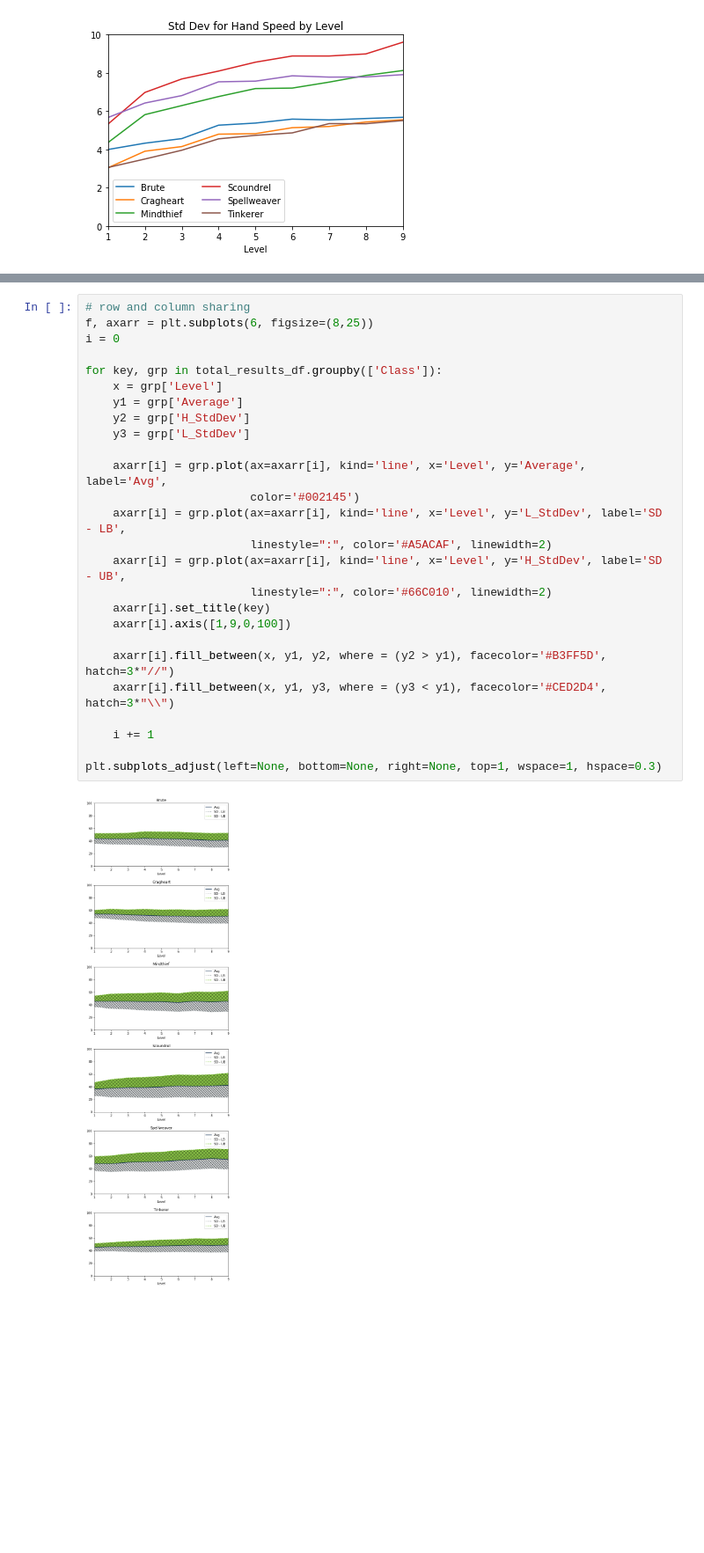
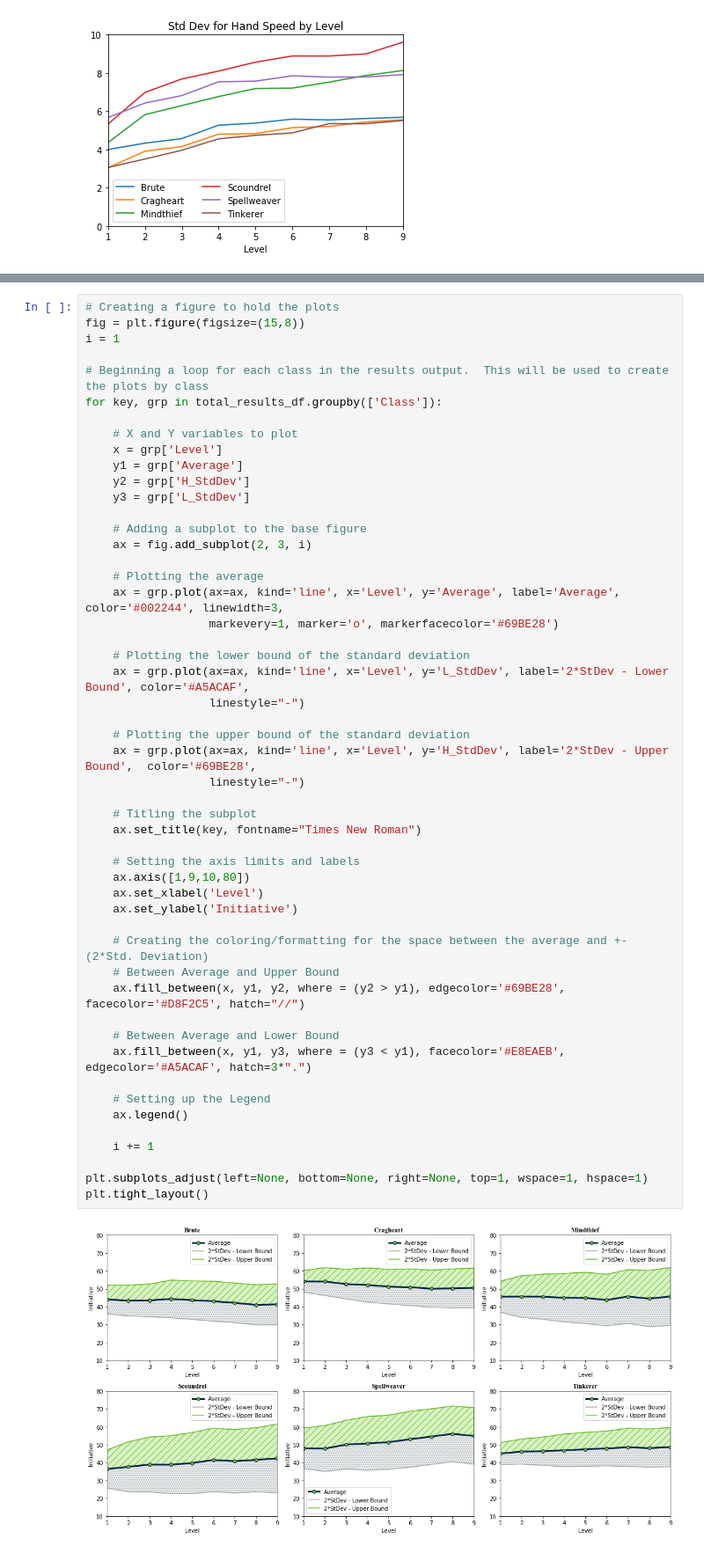
Before and after one commit to brandongiles/Gloomhaven, a Jupyter notebook: Gloomhaven_DataAnalysis.ipynb, the cells around one changed output, grey strips where cells are left out. Shown at 88% size. Cells and saved outputs as stored; diff of their text form; blank space fills up the shorter version.

```diff
--- a/Gloomhaven_DataAnalysis.ipynb
+++ b/Gloomhaven_DataAnalysis.ipynb
@@ -172,28 +172,53 @@ writer.save()
 # %%
-# row and column sharing
-f, axarr = plt.subplots(6, figsize=(8,25))
-i = 0
+# Creating a figure to hold the plots
+fig = plt.figure(figsize=(15,8))
+i = 1
 
+# Beginning a loop for each class in the results output.  This will be used to create the plots by class
 for key, grp in total_results_df.groupby(['Class']):
+
+    # X and Y variables to plot
     x = grp['Level']
     y1 = grp['Average']
     y2 = grp['H_StdDev']
     y3 = grp['L_StdDev']
 
-    axarr[i] = grp.plot(ax=axarr[i], kind='line', x='Level', y='Average', label='Avg',
-                        color='#002145')
-    axarr[i] = grp.plot(ax=axarr[i], kind='line', x='Level', y='L_StdDev', label='SD - LB',
-                        linestyle=":", color='#A5ACAF', linewidth=2)
-    axarr[i] = grp.plot(ax=axarr[i], kind='line', x='Level', y='H_StdDev', label='SD - UB',
-                        linestyle=":", color='#66C010', linewidth=2)
-    axarr[i].set_title(key)
-    axarr[i].axis([1,9,0,100])
+    # Adding a subplot to the base figure
+    ax = fig.add_subplot(2, 3, i)
 
-    axarr[i].fill_between(x, y1, y2, where = (y2 > y1), facecolor='#B3FF5D', hatch=3*"//")
-    axarr[i].fill_between(x, y1, y3, where = (y3 < y1), facecolor='#CED2D4', hatch=3*"\\")
+    # Plotting the average
+    ax = grp.plot(ax=ax, kind='line', x='Level', y='Average', label='Average', color='#002244', linewidth=3,
+                  markevery=1, marker='o', markerfacecolor='#69BE28')
+
+    # Plotting the lower bound of the standard deviation
+    ax = grp.plot(ax=ax, kind='line', x='Level', y='L_StdDev', label='2*StDev - Lower Bound', color='#A5ACAF',
+                  linestyle="-")
+
+    # Plotting the upper bound of the standard deviation
+    ax = grp.plot(ax=ax, kind='line', x='Level', y='H_StdDev', label='2*StDev - Upper Bound',  color='#69BE28',
+                  linestyle="-")
+
+    # Titling the subplot
+    ax.set_title(key, fontname="Times New Roman")
+
+    # Setting the axis limits and labels
+    ax.axis([1,9,10,80])
+    ax.set_xlabel('Level')
+    ax.set_ylabel('Initiative')
+
+    # Creating the coloring/formatting for the space between the average and +- (2*Std. Deviation)
+    # Between Average and Upper Bound
+    ax.fill_between(x, y1, y2, where = (y2 > y1), edgecolor='#69BE28', facecolor='#D8F2C5', hatch="//")
+
+    # Between Average and Lower Bound
+    ax.fill_between(x, y1, y3, where = (y3 < y1), facecolor='#E8EAEB', edgecolor='#A5ACAF', hatch=3*".")
+
+    # Setting up the Legend
+    ax.legend()
 
     i += 1
 
-plt.subplots_adjust(left=None, bottom=None, right=None, top=1, wspace=1, hspace=0.3)
+plt.subplots_adjust(left=None, bottom=None, right=None, top=1, wspace=1, hspace=1)
+plt.tight_layout()
 # %% [output]
-[figure, old version]
+[figure, new version]
```
Also changed, not shown: parts of 2 cells of this notebook.
